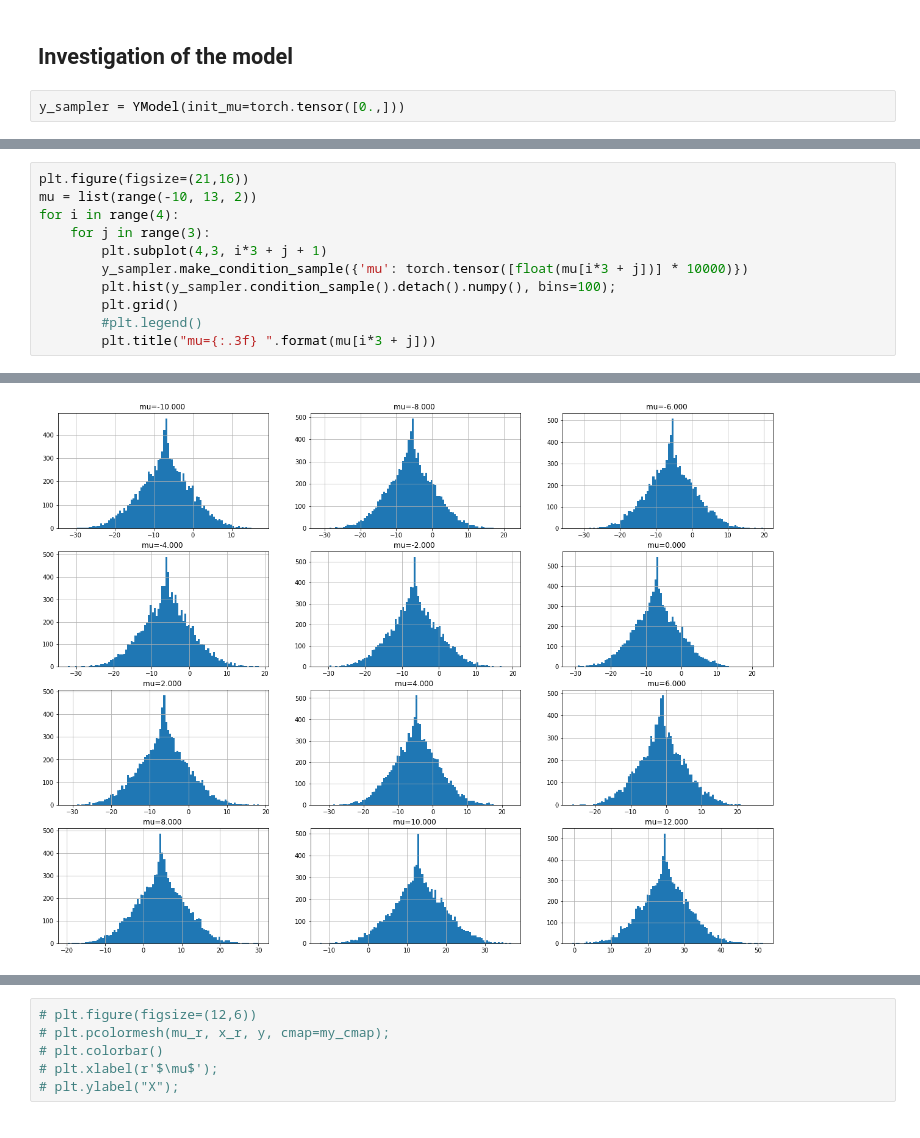
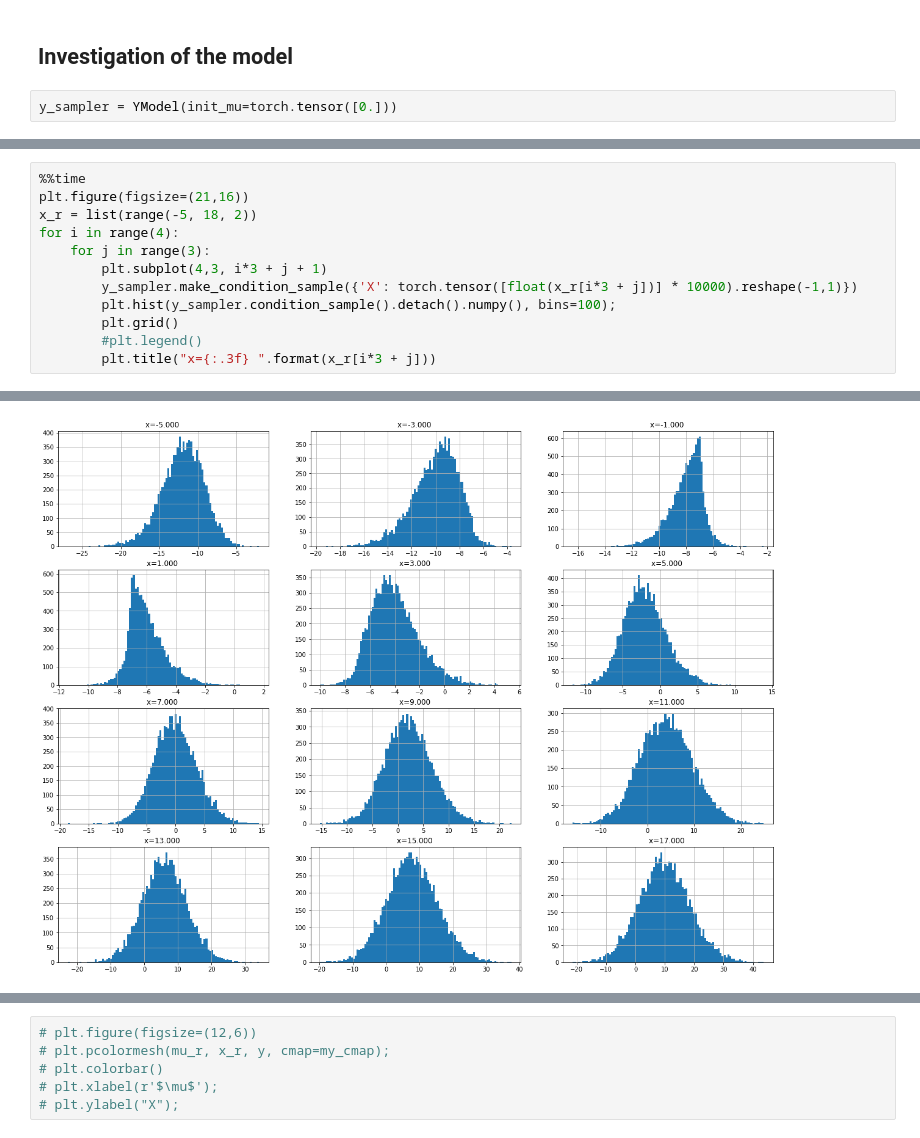
Before and after one commit to SchattenGenie/diff-surrogate, a Jupyter notebook: model.ipynb, the cells around one changed output, grey strips where cells are left out. Saved outputs shown, nothing was run; the diff lists cells and outputs as text.

```diff
--- a/model.ipynb
+++ b/model.ipynb
@@ -49,4 +49,4 @@ $$y \sim \mathcal{N}(y|f(latent\_x) + g(\mu), 1)$$
 
 ## Investigation of the model
 # %%
-y_sampler = YModel(init_mu=torch.tensor([0.,]))
+y_sampler = YModel(init_mu=torch.tensor([0.]))
@@ -53,12 +75,13 @@ y_sampler = YModel(init_mu=torch.tensor([0.,]))
 # %%
+%%time
 plt.figure(figsize=(21,16))
-mu = list(range(-10, 13, 2))
+x_r = list(range(-5, 18, 2))
 for i in range(4):
     for j in range(3):
         plt.subplot(4,3, i*3 + j + 1)
-        y_sampler.make_condition_sample({'mu': torch.tensor([float(mu[i*3 + j])] * 10000)})
+        y_sampler.make_condition_sample({'X': torch.tensor([float(x_r[i*3 + j])] * 10000).reshape(-1,1)})
         plt.hist(y_sampler.condition_sample().detach().numpy(), bins=100);
         plt.grid()
         #plt.legend()
-        plt.title("mu={:.3f} ".format(mu[i*3 + j]))
+        plt.title("x={:.3f} ".format(x_r[i*3 + j]))
 # %% [output]
@@ -65 +90 @@ for i in range(4):
-[figure, old version]
+[figure, new version]
```
Also changed, not shown: parts of 12 cells of this notebook, 11 other files.
